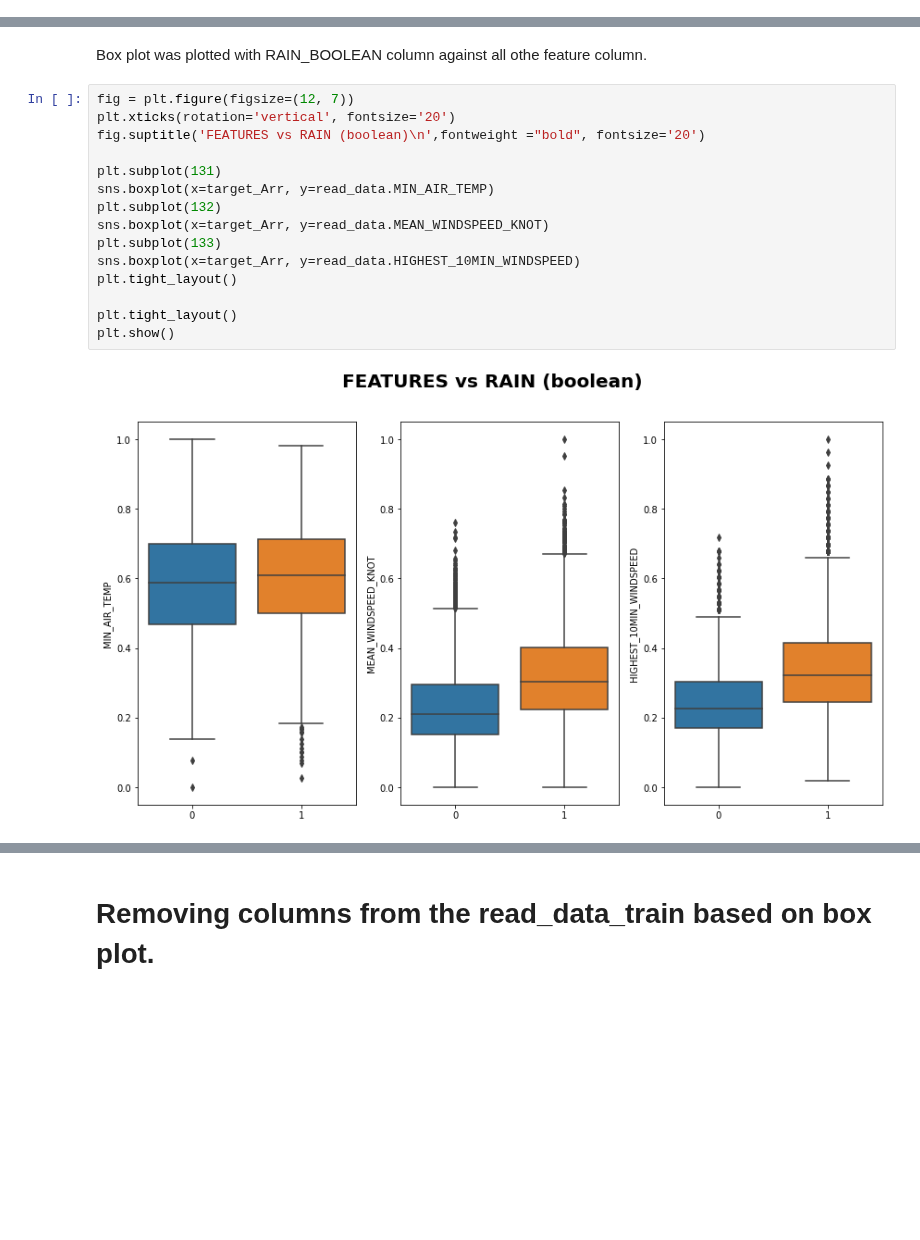
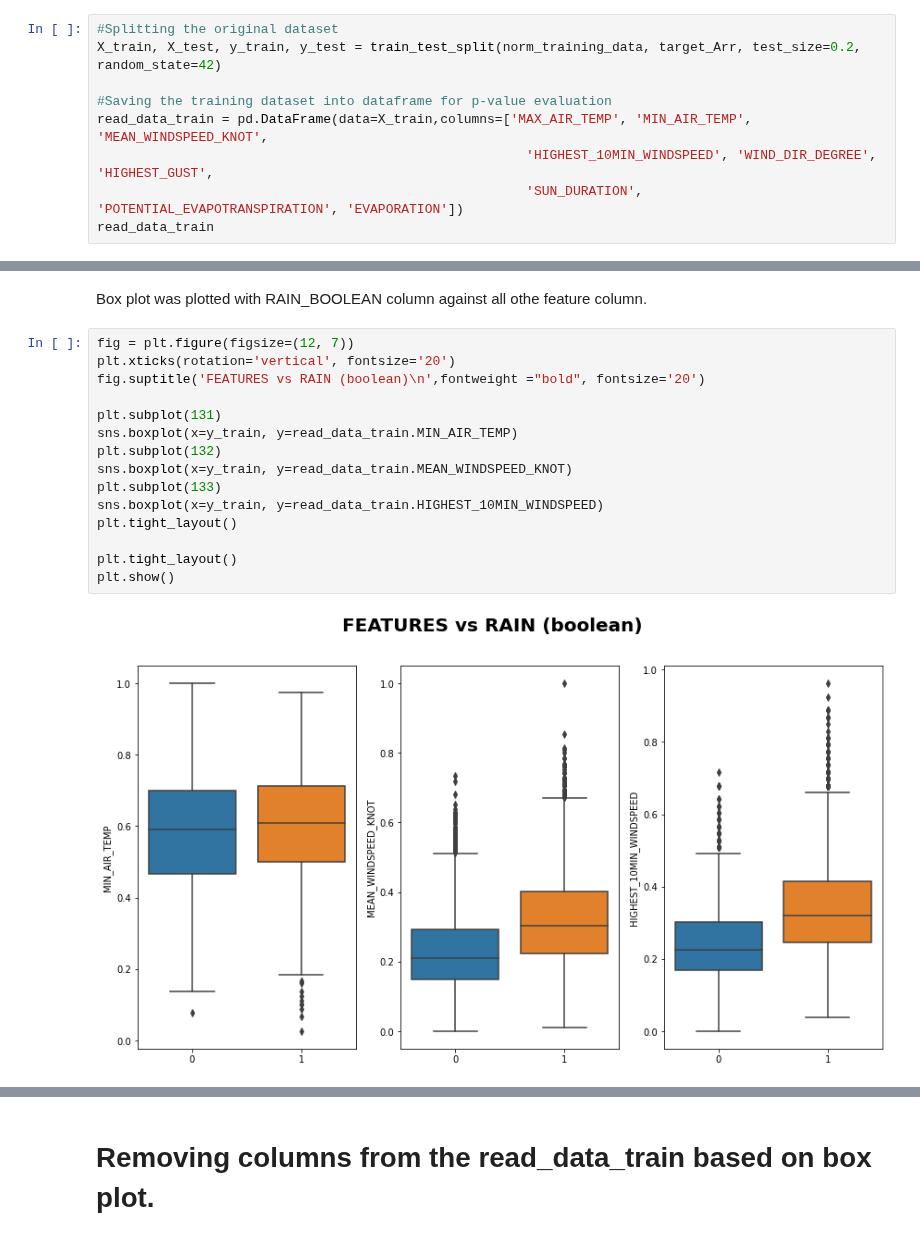
Before and after one commit to siddhesh21/Dublin-Rainfall-Analysis-Predictions, a Jupyter notebook: final_assignment/Rain_Prediction_Dublin.ipynb, the cells around one changed output, grey strips where cells are left out. Cells and saved outputs as stored; diff of their text form; blank space fills up the shorter version.

Commit message:
Still problems related to evaluation of NN

```diff
--- a/final_assignment/Rain_Prediction_Dublin.ipynb
+++ b/final_assignment/Rain_Prediction_Dublin.ipynb
@@ -312,0 +302,9 @@ read_data
+# %%
+#Splitting the original dataset
+X_train, X_test, y_train, y_test = train_test_split(norm_training_data, target_Arr, test_size=0.2, random_state=42)
+
+#Saving the training dataset into dataframe for p-value evaluation
+read_data_train = pd.DataFrame(data=X_train,columns=['MAX_AIR_TEMP', 'MIN_AIR_TEMP', 'MEAN_WINDSPEED_KNOT',
+                                                       'HIGHEST_10MIN_WINDSPEED', 'WIND_DIR_DEGREE', 'HIGHEST_GUST',
+                                                       'SUN_DURATION', 'POTENTIAL_EVAPOTRANSPIRATION', 'EVAPORATION'])
+read_data_train
@@ -343,20 +354,20 @@ Box plot was plotted with RAIN_BOOLEAN column against all othe feature column.
 # %%
 fig = plt.figure(figsize=(12, 7))
 plt.xticks(rotation='vertical', fontsize='20')
 fig.suptitle('FEATURES vs RAIN (boolean)\n',fontweight ="bold", fontsize='20')
 
 plt.subplot(131)
-sns.boxplot(x=target_Arr, y=read_data.MIN_AIR_TEMP)
+sns.boxplot(x=y_train, y=read_data_train.MIN_AIR_TEMP)
 plt.subplot(132)
-sns.boxplot(x=target_Arr, y=read_data.MEAN_WINDSPEED_KNOT)
+sns.boxplot(x=y_train, y=read_data_train.MEAN_WINDSPEED_KNOT)
 plt.subplot(133)
-sns.boxplot(x=target_Arr, y=read_data.HIGHEST_10MIN_WINDSPEED)
+sns.boxplot(x=y_train, y=read_data_train.HIGHEST_10MIN_WINDSPEED)
 plt.tight_layout()
 
 plt.tight_layout()
 plt.show()
 # %% [output]
-[figure, old version]
+[figure, new version]
 # %%
 fig = plt.figure(figsize=(12, 7))
 plt.xticks(rotation='vertical', fontsize='20')
```
Also changed, not shown: parts of 34 cells of this notebook, 1 other file.
